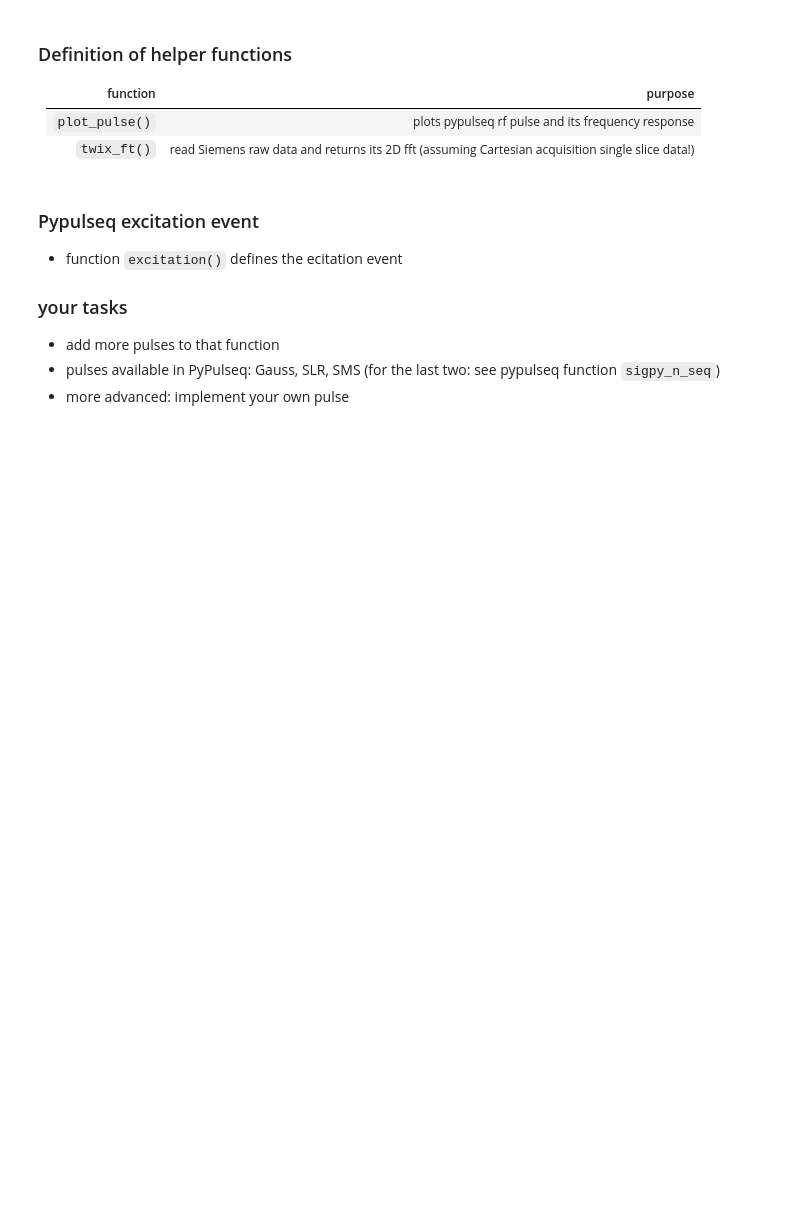
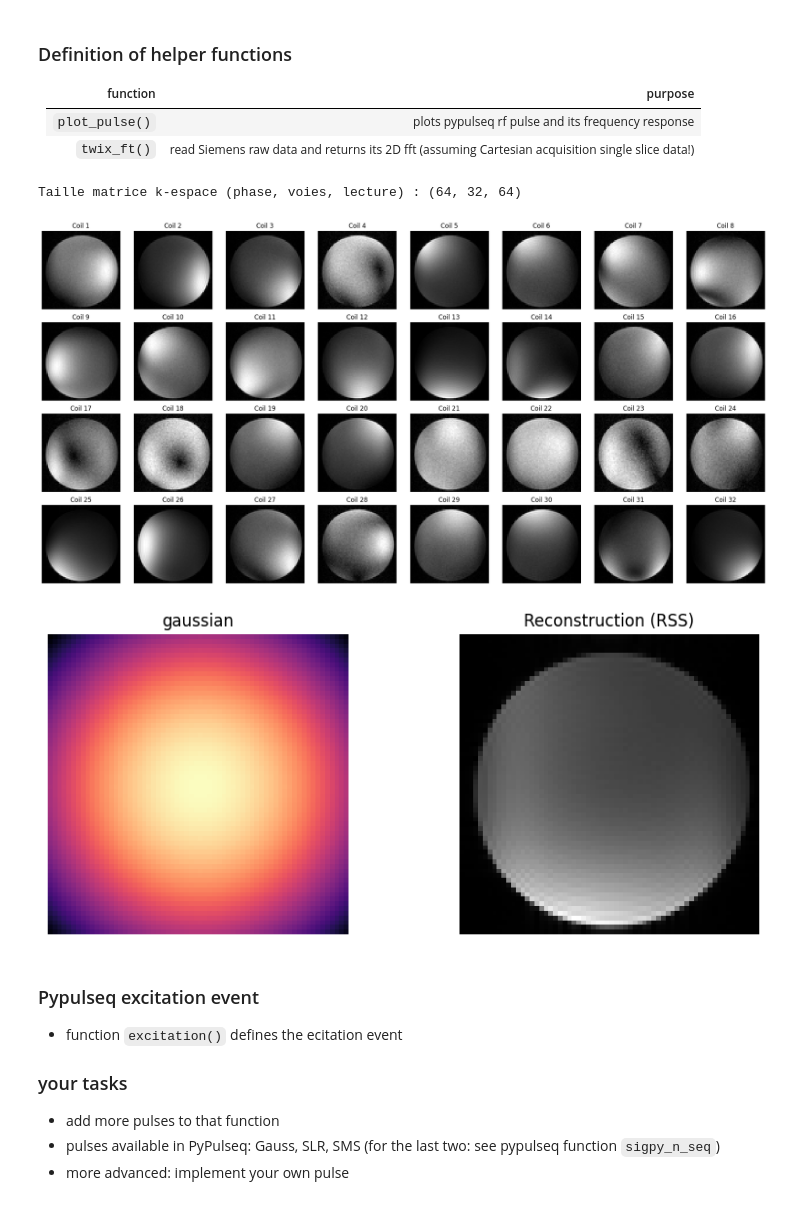
Before and after one commit to VicG22/IRM-Notebooks, a Jupyter notebook: se2d_sliceprofile_exercise.ipynb, the cells around one changed output. Cells and saved outputs as stored; diff of their text form; code cells hidden in the pictures; blank space fills up the shorter version.

```diff
--- a/se2d_sliceprofile_exercise.ipynb
+++ b/se2d_sliceprofile_exercise.ipynb
@@ -94,6 +94,82 @@ def twix_ft(file):
     D=np.fft.fftshift(np.fft.fft2(np.squeeze(data['image'][:]),axes=(0,2))) # coil dim = 1
     D=np.sqrt(np.sum(np.abs(D)**2,axis=1))
     return (D/np.max(D))
+# %%
+# check if raw data is locally available, otherwise download (in colab)
+fname='../data/meas_MID00243_FID33257_pulseq.dat'
+if not os.path.isfile(fname):
+    !wget https://raw.githubusercontent.com/pulseq/MR-Physics-with-Pulseq/main/tutorials/02_rf_pulses/data/meas_MID00243_FID33257_pulseq.dat &> /dev/null
+    fname='meas_MID00243_FID33257_pulseq.dat'
+
+import twixtools as tt
+
+# Read the twix file and get the data object
+twix_data = tt.read_twix(fname, verbose=False)
+data = tt.map_twix(twix_data)[-1] # last object is image data
+
+kspace = np.squeeze(data['image'][:])
+
+# Taille k-espace
+ny, ncoils, nx = kspace.shape
+print(f"Taille matrice k-espace (phase, voies, lecture) : ({ny}, {ncoils}, {nx})")
+
+# Indices centrés et gaussienne
+center_y, center_x = ny // 2, nx // 2
+sigma = min(ny, nx)  # ajuste si besoin
+ky_idx = np.arange(ny) - center_y
+kx_idx = np.arange(nx) - center_x
+ky_grid, kx_grid = np.meshgrid(ky_idx, kx_idx, indexing='ij')
+gaussian = np.exp(-(ky_grid**2 + kx_grid**2) / (2 * sigma**2))      # (ny, nx)
+gaussian_c = gaussian[:, None, :]                                   # (ny, 1, nx)
+
+# Pondération du k-espace mesuré
+kspace_sampled = kspace * gaussian_c                                # (ny, ncoils, nx)
+
+# Reconstruction image par bobine (IFFT 2D centrée)
+image_coils = np.fft.ifftshift(
+    np.fft.ifft2(
+        np.fft.fftshift(kspace_sampled, axes=(0, 2)),
+        axes=(0, 2),
+        norm='ortho'
+    ),
+    axes=(0, 2)
+)
+
+# Visualisation coil-par-coil (32 voies)
+nrows, ncols = 4, 8  # 4 x 8 = 32
+fig, axes = plt.subplots(nrows, ncols, figsize=(2.5 * ncols, 10))
+axes = axes.ravel()
+
+for idx in range(min(ncoils, len(axes))):
+    ax = axes[idx]
+    ax.imshow(np.abs(image_coils[:, idx, :]), cmap='gray')
+    ax.set_title(f'Coil {idx+1}')
+    ax.axis('off')
+
+# Masquer les axes inutilisés si ncoils < 32
+for ax in axes[ncoils:]:
+    ax.axis('off')
+
+plt.tight_layout()
+plt.show()
+
+# Combinaison RSS
+rss = np.sqrt(np.sum(np.abs(image_coils)**2, axis=1))
+rss /= np.maximum(rss.max(), np.finfo(float).eps)
+
+# Affichage global
+fig, ax = plt.subplots(1, 2, figsize=(10, 4))
+ax[0].imshow(gaussian, cmap='magma')
+ax[0].set_title("gaussian")
+ax[0].axis('off')
+ax[1].imshow(rss, cmap='gray')
+ax[1].set_title("Reconstruction (RSS)")
+ax[1].axis('off')
+plt.show()
+# %% [output]
+Taille matrice k-espace (phase, voies, lecture) : (64, 32, 64)
+[figure, added]
+[figure, added]
 # %% [markdown]
 ### Pypulseq excitation event
 
```
Also changed, not shown: parts of 2 cells of this notebook.
